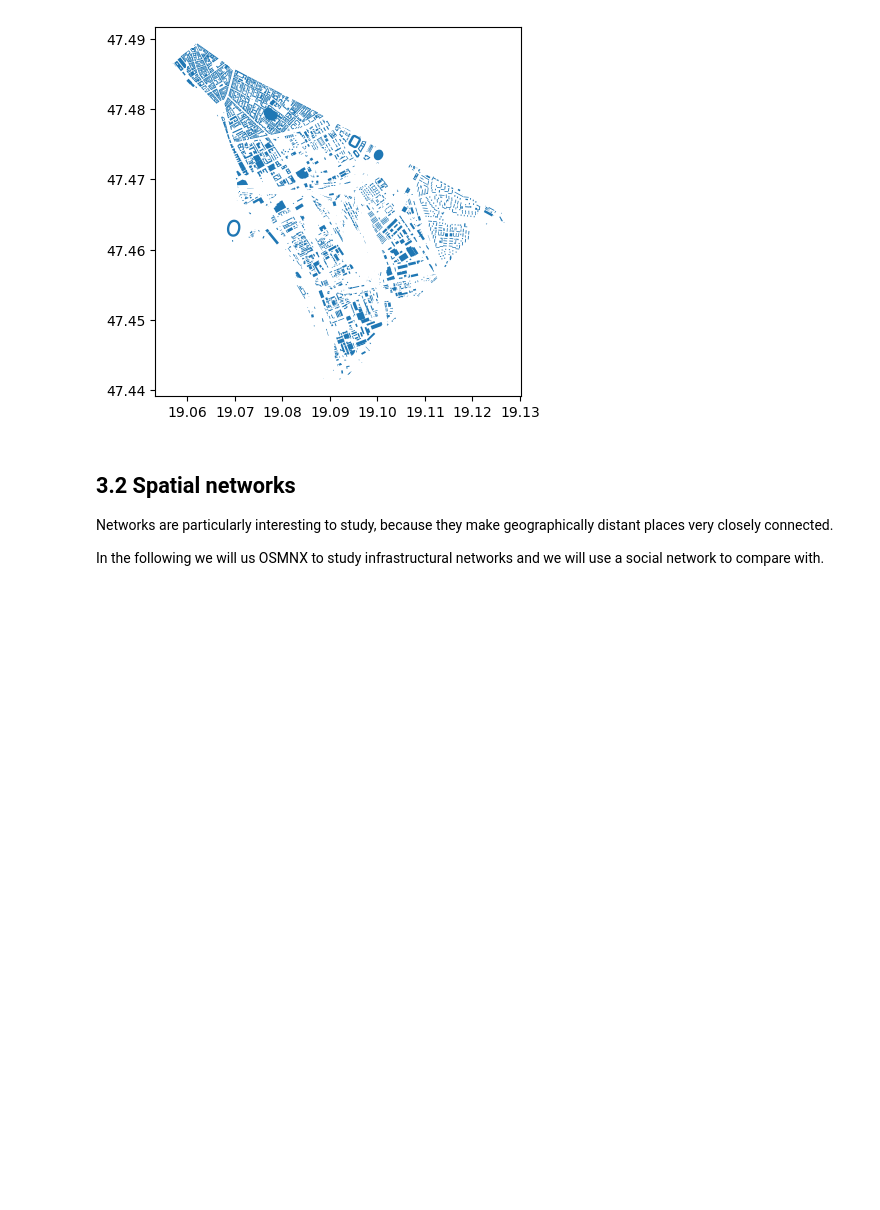
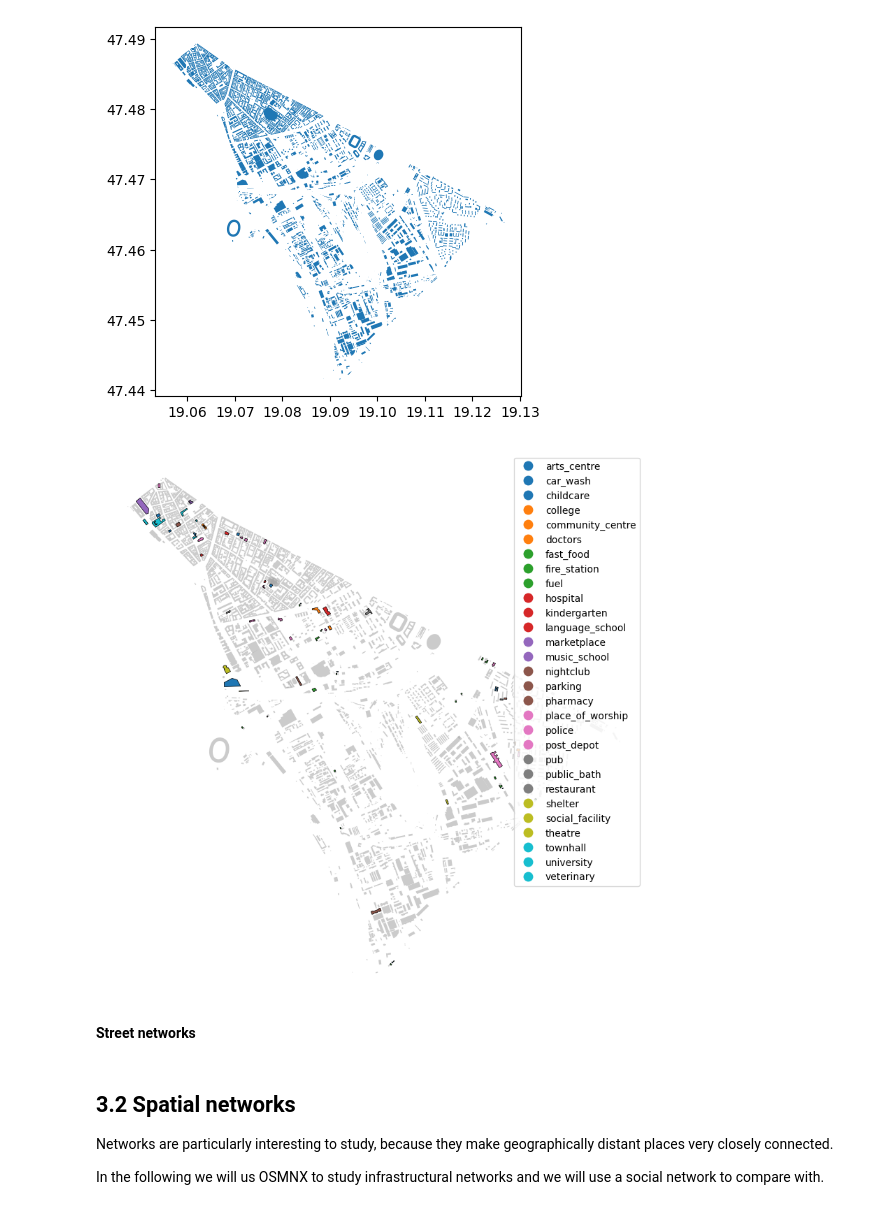
Before and after one commit to sandorjuhasz/geoDS_guest_lectures, a Jupyter notebook: code/part3_geoDS_OSM_and_spatial_networks.ipynb, the cells around one changed output. Drawn from its saved outputs; the diff is of its cells as text; code cells hidden in the pictures; blank space fills up the shorter version.

```diff
--- a/code/part3_geoDS_OSM_and_spatial_networks.ipynb
+++ b/code/part3_geoDS_OSM_and_spatial_networks.ipynb
@@ -30,6 +36,36 @@ buildings.plot()
 # %% [output]
 <Axes: >
 [figure]
+# %%
+fig, ax = plt.subplots(1,1, figsize=(10,12))
+crs = 23700
+
+# background layer
+buildings.to_crs(crs).plot(
+    ax=ax,
+    color="darkgrey",
+    alpha=0.6,
+    linewidth=0.5
+)
+
+# main layer with amenities
+amenity_plot = buildings.to_crs(crs).plot(
+    ax=ax,
+    column="amenity",
+    cmap="tab10",
+    linewidth=0.5,
+    edgecolor="black",
+    legend=True
+)
+
+# legend
+legend = amenity_plot.get_figure().axes[-1]  # access the colorbar/legend axis
+#legend.set_position([1.05, 0.15, 0.02, 0.7])  # [x, y, width, height] in figure coordinates
+ax.set_axis_off()
+# %% [output]
+[figure, added]
+# %% [markdown]
+**Street networks**
 # %% [markdown]
 ## 3.2 Spatial networks
 
```
Also changed, not shown: parts of 5 cells of this notebook, 1 other file.
